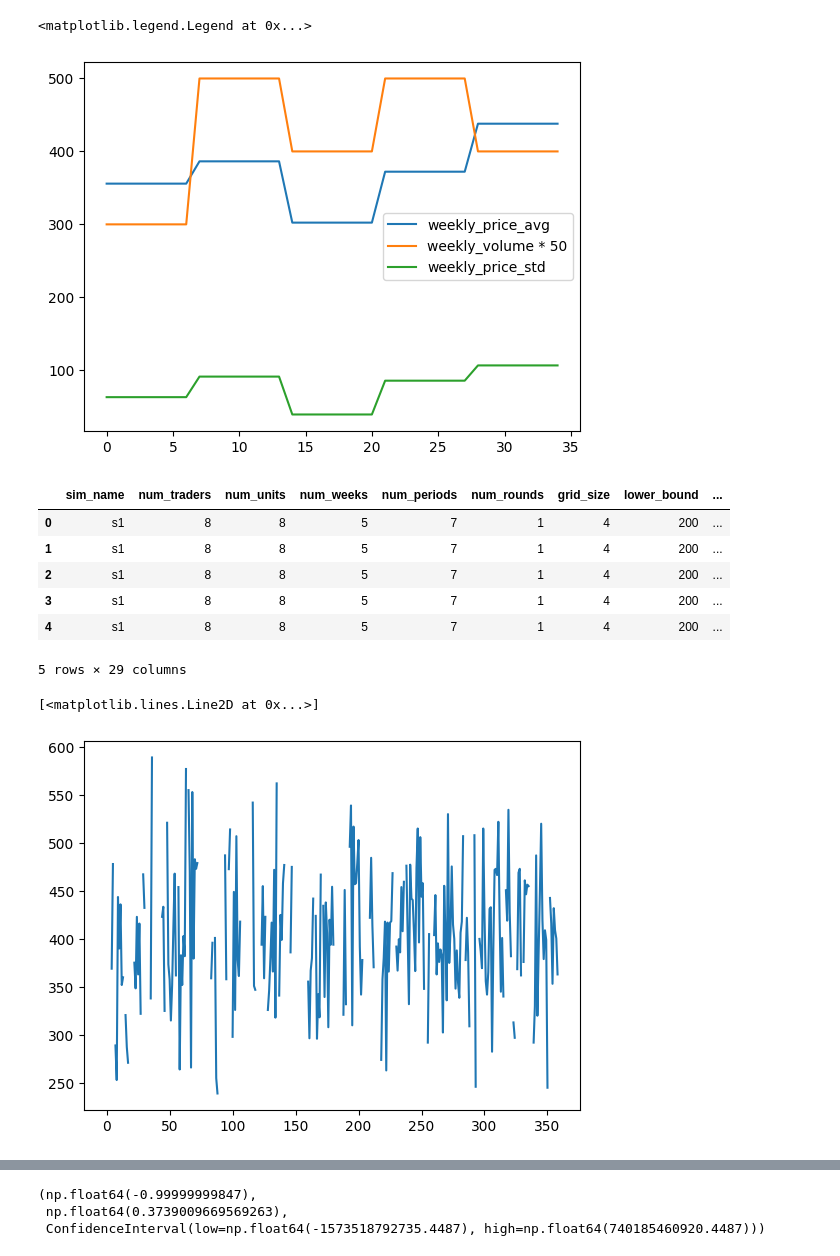
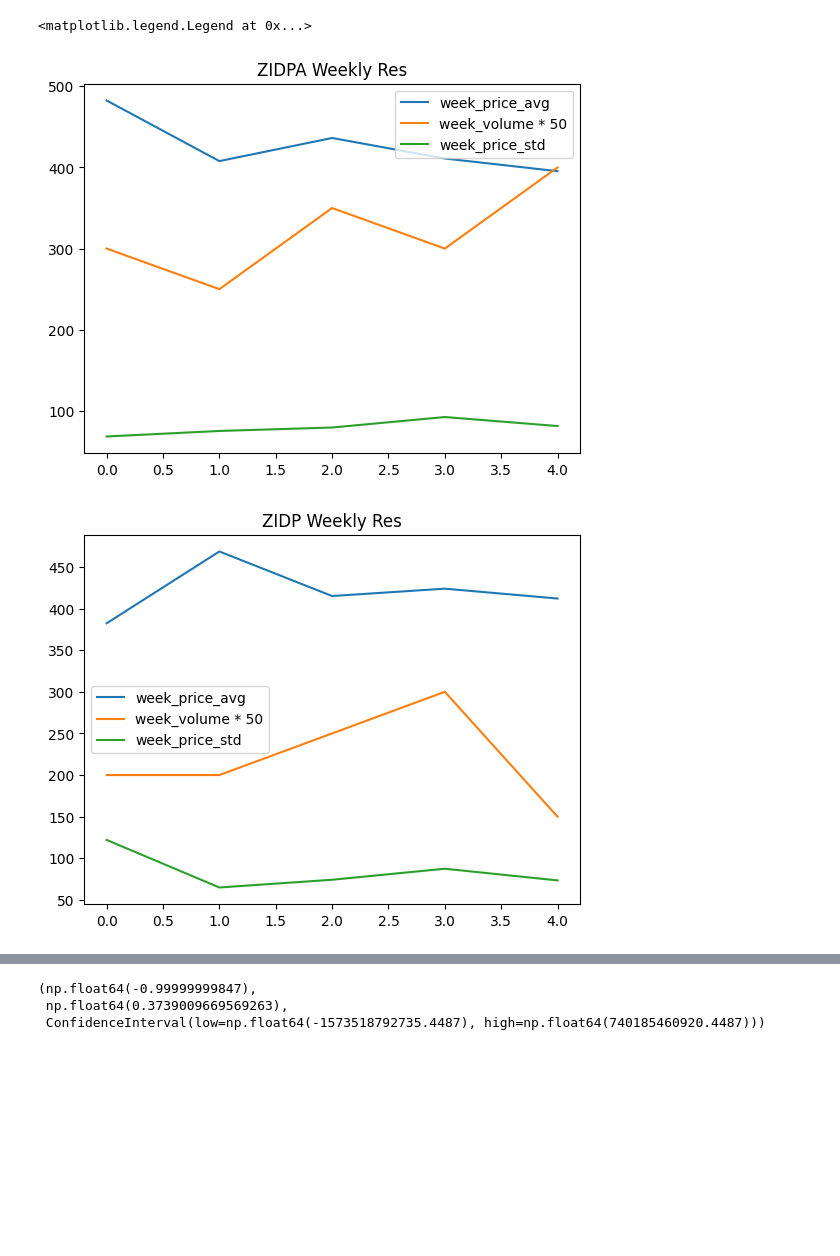
Before and after one commit to Kmccabe/dm_markets, a Jupyter notebook: modules_vCOVID/notebooks/dm_test_small_grid.ipynb, the cells around one changed output, grey strips where cells are left out. Saved outputs shown, nothing was run; the diff lists cells and outputs as text; code cells hidden in the pictures; blank space fills up the shorter version.

Commit message:
Cleaned up and added better tests of the weekly price, std, vol + graphs

```diff
--- a/modules_vCOVID/notebooks/dm_test_small_grid.ipynb
+++ b/modules_vCOVID/notebooks/dm_test_small_grid.ipynb
@@ -1671,18 +1613,18 @@ s1_pw
 # %%
-plt.plot(s1_pw[s1_pw['trial']==0]['week_price_avg'], label="week_price_avg")
-plt.plot(s1_pw[s1_pw['trial']==0]['week_volume']*50, label="week_volume * 50")
-plt.plot(s1_pw[s1_pw['trial']==0]['week_price_std'], label="week_price_std")
+plt.figure()
+plt.title("ZIDPA Weekly Res")
+plt.plot(s1_ret_wd_gen[s1_ret_wd_gen['trial']==0]['week_price_avg'], label="week_price_avg")
+plt.plot(s1_ret_wd_gen[s1_ret_wd_gen['trial']==0]['week_volume']*50, label="week_volume * 50")
+plt.plot(s1_ret_wd_gen[s1_ret_wd_gen['trial']==0]['week_price_std'], label="week_price_std")
 plt.legend()
+
+plt.figure()
+plt.title("ZIDP Weekly Res")
+plt.plot(s2_ret_wd_gen[s2_ret_wd_gen['trial']==0]['week_price_avg'], label="week_price_avg")
+plt.plot(s2_ret_wd_gen[s2_ret_wd_gen['trial']==0]['week_volume']*50, label="week_volume * 50")
+plt.plot(s2_ret_wd_gen[s2_ret_wd_gen['trial']==0]['week_price_std'], label="week_price_std")
+plt.legend()
 # %% [output]
 <matplotlib.legend.Legend at 0x...>
-[figure, old version]
+[figure, new version]
+[figure, added]
-# %%
-s1_pw.head()
-# %% [output]
-|  | sim_name | num_traders | num_units | num_weeks | num_periods | num_rounds | grid_size | lower_bound | ... |
-| 0 | s1 | 8 | 8 | 5 | 7 | 1 | 4 | 200 | ... |
-| 1 | s1 | 8 | 8 | 5 | 7 | 1 | 4 | 200 | ... |
-| 2 | s1 | 8 | 8 | 5 | 7 | 1 | 4 | 200 | ... |
-| 3 | s1 | 8 | 8 | 5 | 7 | 1 | 4 | 200 | ... |
-| 4 | s1 | 8 | 8 | 5 | 7 | 1 | 4 | 200 | ... |
-5 rows × 29 columns
@@ -1691,5 +1630,0 @@ if np.isnan(np.int64(45)): print("lol")
-# %%
-plt.plot(s1_pr.avg_price)
-# %% [output]
-[<matplotlib.lines.Line2D at 0x...>]
-[figure, removed]
```
Also changed, not shown: parts of 24 cells of this notebook.
